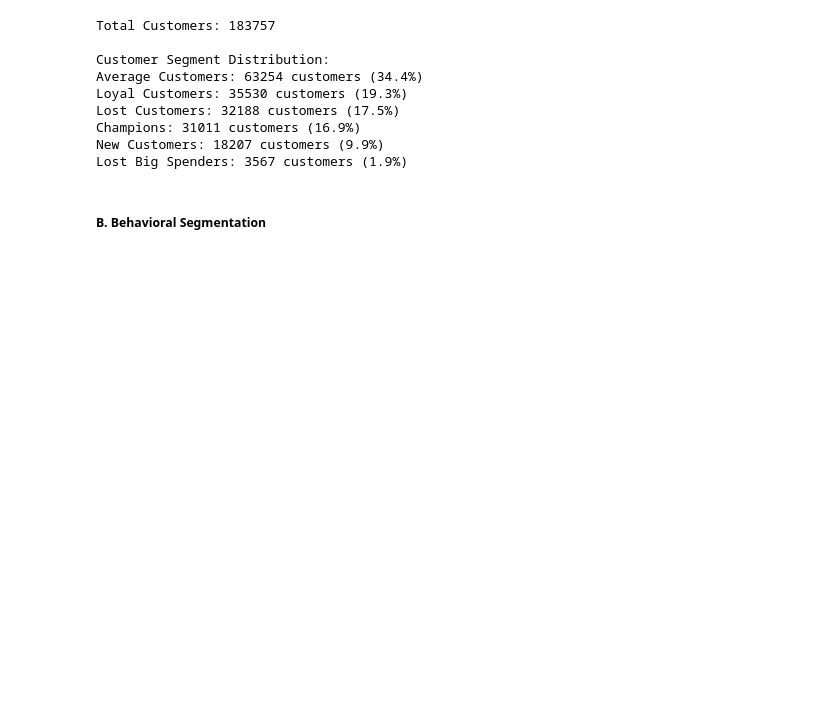
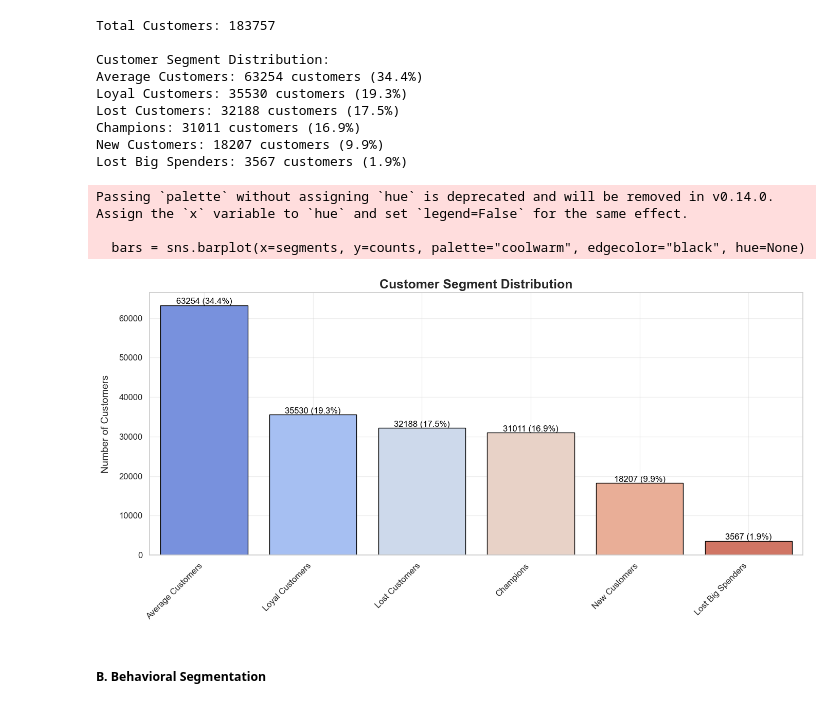
Before and after one commit to pritom02bh/ai_optimized_promotional_campaign_roi_analysis, a Jupyter notebook: notebooks/data_processing.ipynb, the cells around one changed output. Drawn from its saved outputs; the diff is of its cells as text; code cells hidden in the pictures; blank space fills up the shorter version.

```diff
--- a/notebooks/data_processing.ipynb
+++ b/notebooks/data_processing.ipynb
@@ -123,5 +123,56 @@ Lost Customers: 32188 customers (17.5%)
 Champions: 31011 customers (16.9%)
 New Customers: 18207 customers (9.9%)
 Lost Big Spenders: 3567 customers (1.9%)
+# %%
+def plot_customer_segment_distribution(segment_distribution):
+
+    # Extract segment names and counts
+    segments = list(segment_distribution.keys())
+    counts = list(segment_distribution.values())
+    total_customers = sum(counts)
+
+    # Calculate percentages
+    percentages = [count / total_customers * 100 for count in counts]
+
+    # Set seaborn style for aesthetics
+    sns.set_theme(style="whitegrid")
+
+    # Create the bar chart
+    plt.figure(figsize=(14, 7))
+    bars = sns.barplot(x=segments, y=counts, palette="coolwarm", edgecolor="black", hue=None)
+
+    # Add titles and labels
+    plt.title('Customer Segment Distribution', fontsize=18, weight='bold')
+    plt.ylabel('Number of Customers', fontsize=14, labelpad=12)
+
+
+    # Rotate x-axis labels for better visibility
+    plt.xticks(rotation=45, ha='right', fontsize=12)
+    plt.yticks(fontsize=12)
+
+    # Add data labels above bars
+    for bar, count, percentage in zip(bars.patches, counts, percentages):
+        height = bar.get_height() + 315
+        plt.text(bar.get_x() + bar.get_width() / 2, height + 12, f'{count} ({percentage:.1f}%)',
+                 ha='center', fontsize=12, color='black')
+
+    # Make the grid lines more transparent
+    plt.grid(visible=True, alpha=0.3)
+
+    # Adjust layout for better appearance
+    plt.tight_layout()
+    plt.show()
+
+# Assuming you have the `rfm_df` and `summary` from the example usage
+rfm_df = calculate_rfm_metrics(transactions_df)
+summary = analyze_rfm_results(rfm_df)
+
+# Plot the customer segment distribution
+plot_customer_segment_distribution(summary['segment_distribution'])
+# %% [output]
+Passing `palette` without assigning `hue` is deprecated and will be removed in v0.14.0. Assign the `x` variable to `hue` and set `legend=False` for the same effect.
+
+  bars = sns.barplot(x=segments, y=counts, palette="coolwarm", edgecolor="black", hue=None)
+[figure, added]
 # %% [markdown]
 ##### B. Behavioral Segmentation
```
